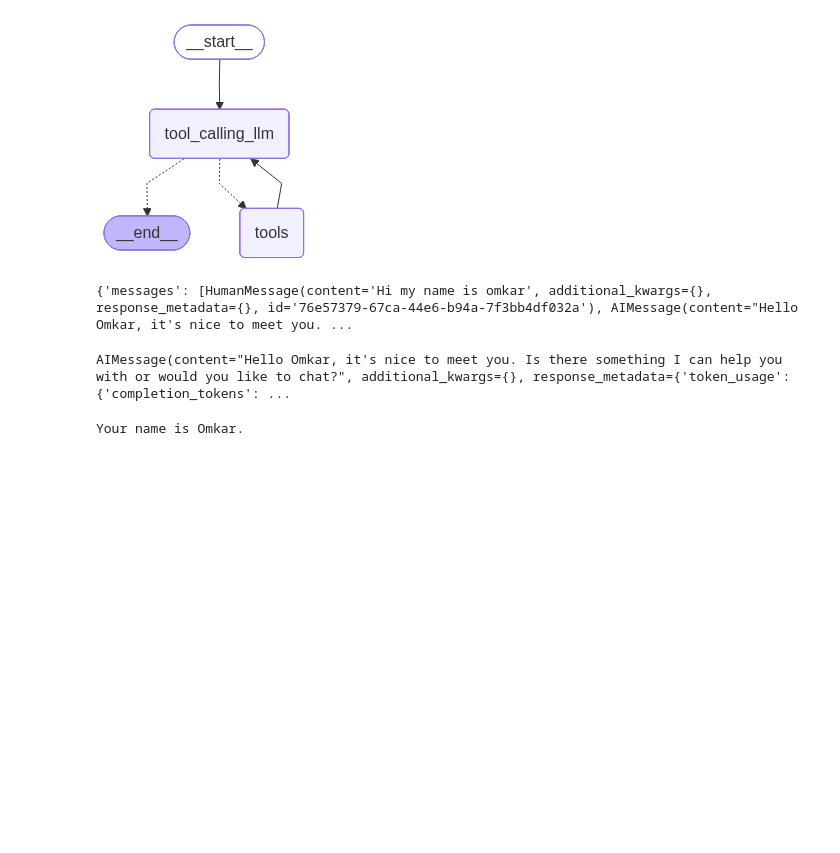
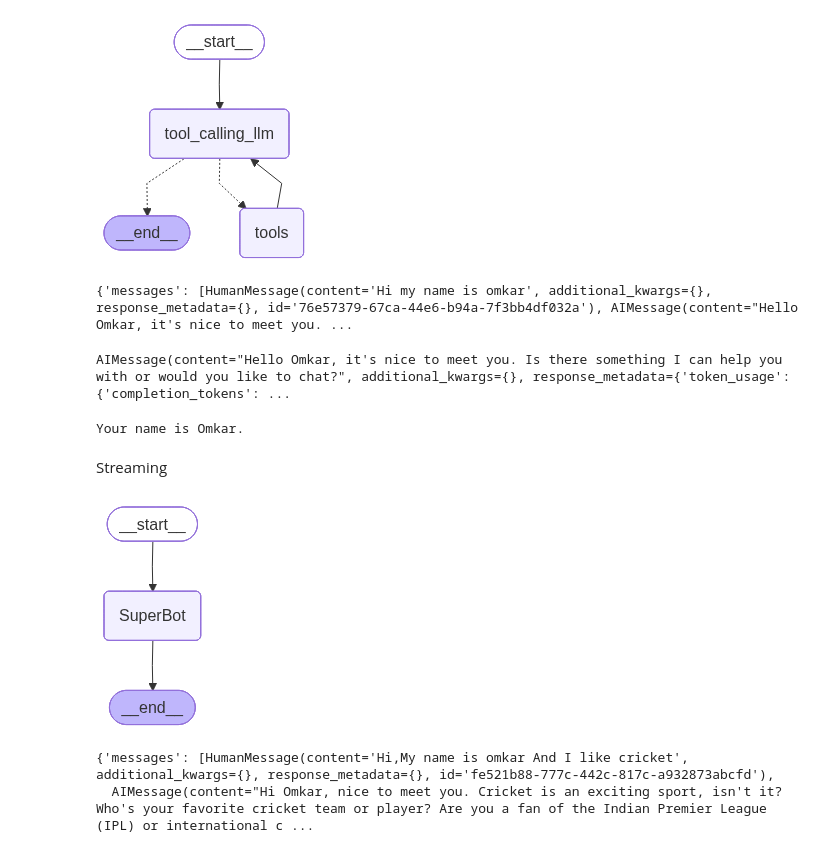
Before and after one commit to Omkar985087/Agentic-AI, a Jupyter notebook: UpdatedLangGraph/1-BasicChatBot/1-basicchatbot.ipynb, the cells around one changed output. Cells and saved outputs as stored; diff of their text form; code cells hidden in the pictures; blank space fills up the shorter version.

```diff
--- a/UpdatedLangGraph/1-BasicChatBot/1-basicchatbot.ipynb
+++ b/UpdatedLangGraph/1-BasicChatBot/1-basicchatbot.ipynb
@@ -323,3 +323,39 @@ response=graph.invoke({"messages":"hey what is my name"},config=config)
 print(response['messages'][-1].content)
 # %% [output]
 Your name is Omkar.
+# %% [markdown]
+Streaming
+# %%
+from langgraph.checkpoint.memory import MemorySaver
+memory=MemorySaver()
+# %%
+def superbot(state:state):
+    return {"messages":[llm.invoke(state['messages'])]}
+# %%
+graph=StateGraph(state)
+
+## node
+graph.add_node("SuperBot",superbot)
+## Edges
+
+graph.add_edge(START,"SuperBot")
+graph.add_edge("SuperBot",END)
+
+
+graph_builder=graph.compile(checkpointer=memory)
+
+
+## Display
+from IPython.display import Image, display
+display(Image(graph_builder.get_graph().draw_mermaid_png()))
+# %% [output]
+[figure, added]
+# %%
+## Invocation
+
+config = {"configurable": {"thread_id": "1"}}
+
+graph_builder.invoke({'messages':"Hi,My name is omkar And I like cricket"},config)
+# %% [output]
+{'messages': [HumanMessage(content='Hi,My name is omkar And I like cricket', additional_kwargs={}, response_metadata={}, id='fe521b88-777c-442c-817c-a932873abcfd'),
+  AIMessage(content="Hi Omkar, nice to meet you. Cricket is an exciting sport, isn't it? Who's your favorite cricket team or player? Are you a fan of the Indian Premier League (IPL) or international c ...
```
Also changed, not shown: parts of 1 cell of this notebook.
